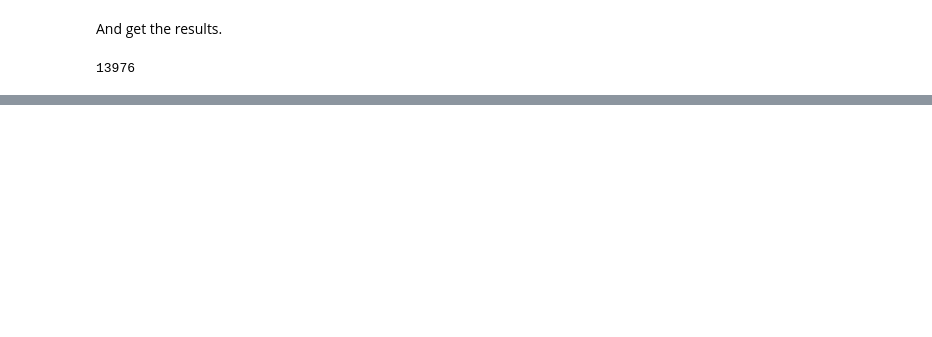
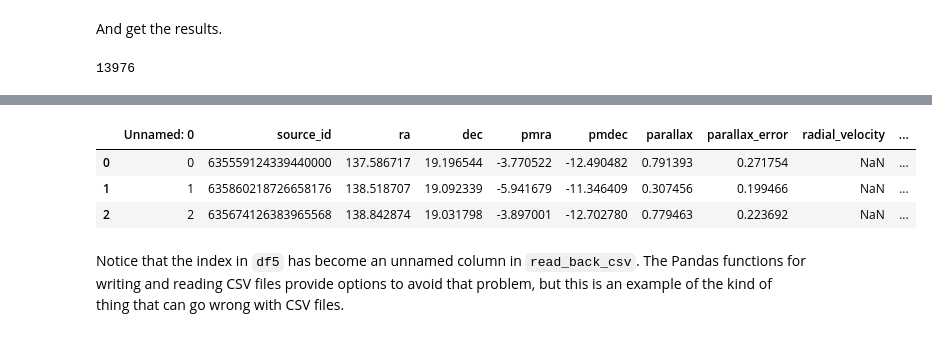
Before and after one commit to datacarpentry/astronomy-python, a Jupyter notebook: notebooks/02_motion.ipynb, the cells around one changed output, grey strips where cells are left out. Saved outputs shown, nothing was run; the diff lists cells and outputs as text; code cells hidden in the pictures; blank space fills up the shorter version.

```diff
--- a/notebooks/02_motion.ipynb
+++ b/notebooks/02_motion.ipynb
@@ -862,0 +1004,9 @@ plt.ylabel('dec (degree GD1)');
+# %%
+read_back_csv.head(3)
+# %% [output]
+|  | Unnamed: 0 | source_id | ra | dec | pmra | pmdec | parallax | parallax_error | radial_velocity | ... |
+| 0 | 0 | 635559124339440000 | 137.586717 | 19.196544 | -3.770522 | -12.490482 | 0.791393 | 0.271754 | NaN | ... |
+| 1 | 1 | 635860218726658176 | 138.518707 | 19.092339 | -5.941679 | -11.346409 | 0.307456 | 0.199466 | NaN | ... |
+| 2 | 2 | 635674126383965568 | 138.842874 | 19.031798 | -3.897001 | -12.702780 | 0.779463 | 0.223692 | NaN | ... |
+# %% [markdown]
+Notice that the index in `df5` has become an unnamed column in `read_back_csv`.  The Pandas functions for writing and reading CSV files provide options to avoid that problem, but this is an example of the kind of thing that can go wrong with CSV files.
```
Also changed, not shown: parts of 37 cells of this notebook.
